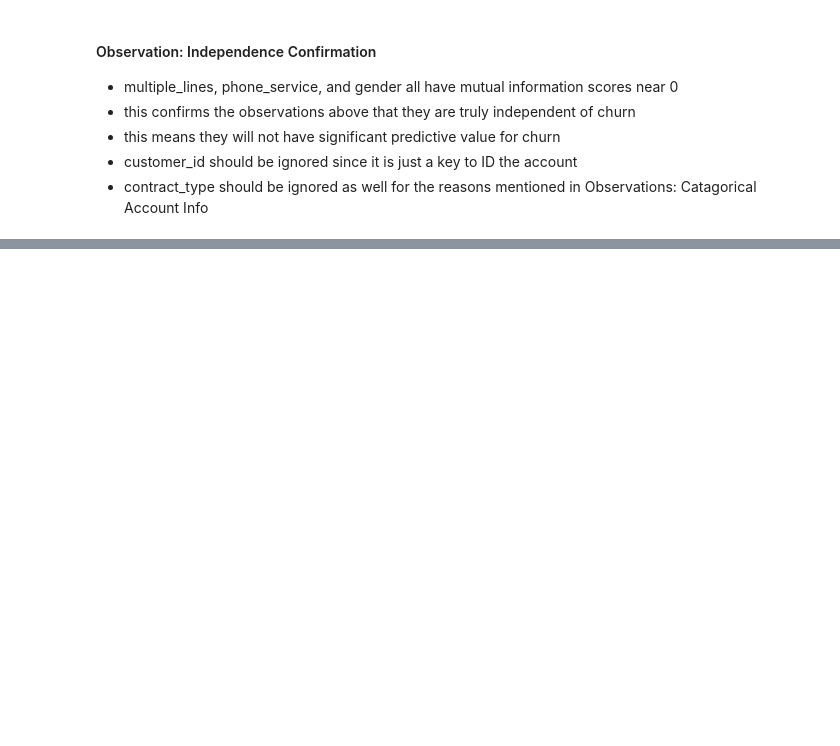
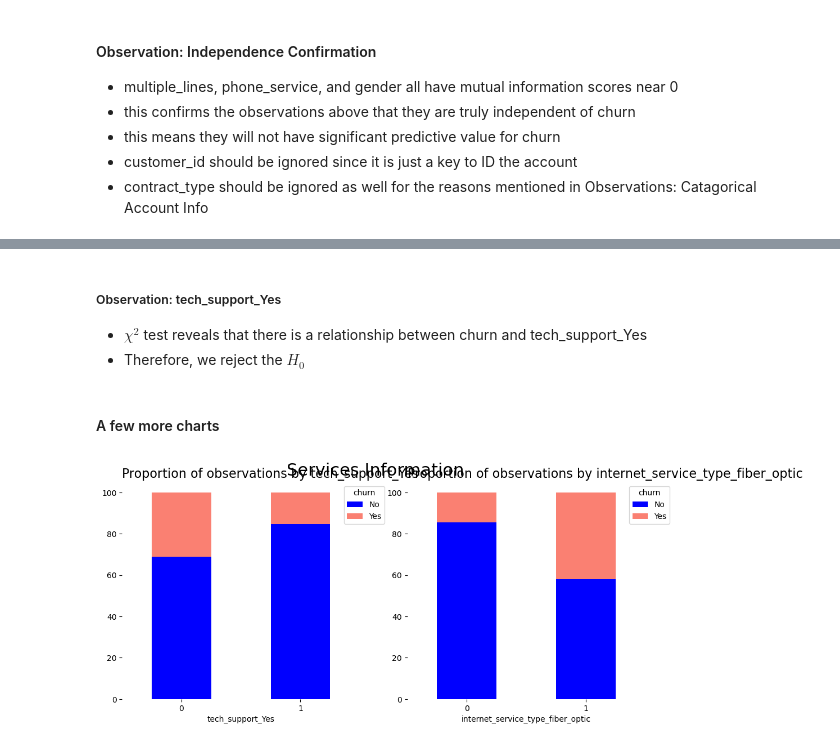
Before and after one commit to scottbarnett97/Telco-Classification-Project, a Jupyter notebook: telco_workbook.ipynb, the cells around one changed output, grey strips where cells are left out. Cells and saved outputs as stored; diff of their text form; code cells hidden in the pictures; blank space fills up the shorter version.

```diff
--- a/telco_workbook.ipynb
+++ b/telco_workbook.ipynb
@@ -402,0 +796,14 @@ train.sample()
+# %% [markdown]
+##### Observation: tech_support_Yes
+* $\chi^2$ test reveals that there is a relationship between churn and tech_support_Yes
+* Therefore, we reject the $H_0$
+# %% [markdown]
+#### A few more charts
+# %%
+#lets stack some more plots to look at services impact on churn
+# services column names
+services_columns2 = ['tech_support_Yes','internet_service_type_fiber_optic']
+# stacked plot of services columns
+percentage_stacked_plot(services_columns2, 'Services Information')
+# %% [output]
+[figure, added]
```
Also changed, not shown: parts of 66 cells of this notebook, 3 other files.
